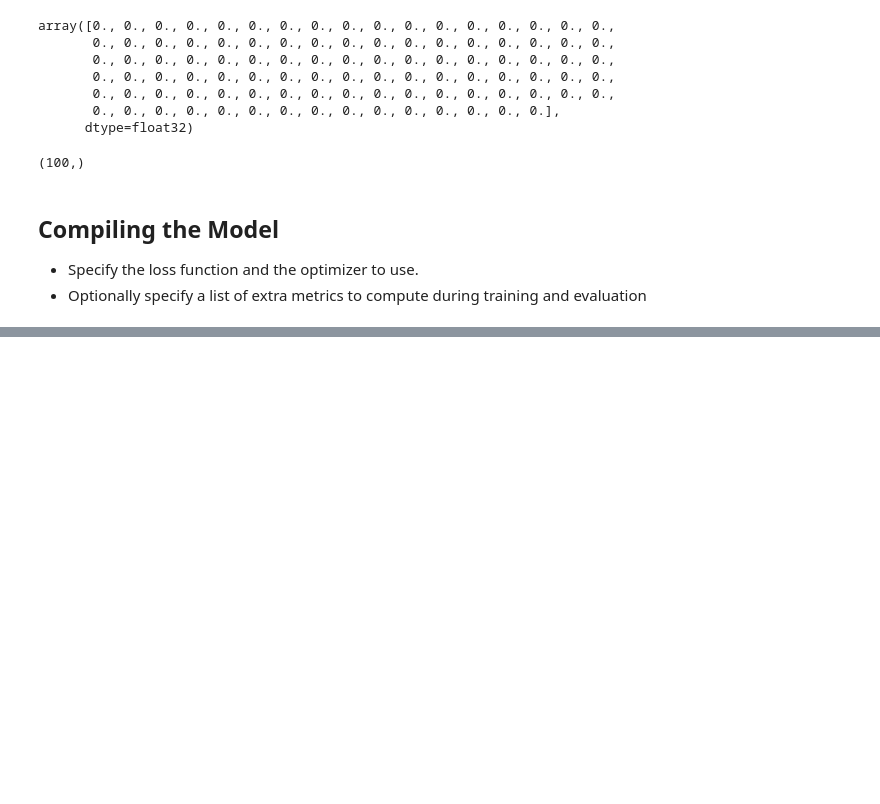
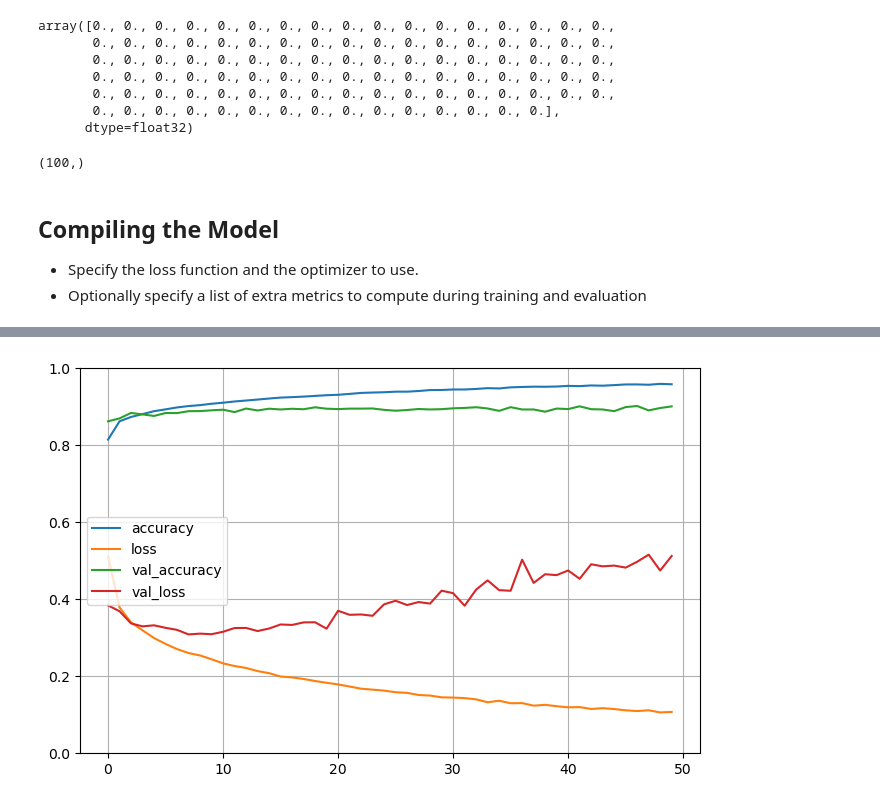
Before and after one commit to itsdivya1309/Machine-Learning, a Jupyter notebook: Projects/Simple Image Classifier.ipynb, the cells around one changed output, grey strips where cells are left out. Cells and saved outputs as stored; diff of their text form; code cells hidden in the pictures; blank space fills up the shorter version.

```diff
--- a/Projects/Simple Image Classifier.ipynb
+++ b/Projects/Simple Image Classifier.ipynb
@@ -190,0 +223,7 @@ Epoch 30/30
+# %%
+model2.compile(loss='sparse_categorical_crossentropy',
+             optimizer='adam',
+             metrics=['accuracy'])
+# %%
+history2 = model2.fit(X_train, y_train, epochs=50,
+                   validation_data=(X_valid, y_valid))
@@ -190,0 +248,7 @@ Epoch 30/30
+# %%
+pd.DataFrame(history2.history).plot(figsize=(8, 5))
+plt.grid(True)
+plt.gca().set_ylim(0, 1) # set the vertical range to [0-1]
+plt.show()
+# %% [output]
+[figure, added]
```
Also changed, not shown: parts of 17 cells of this notebook.
